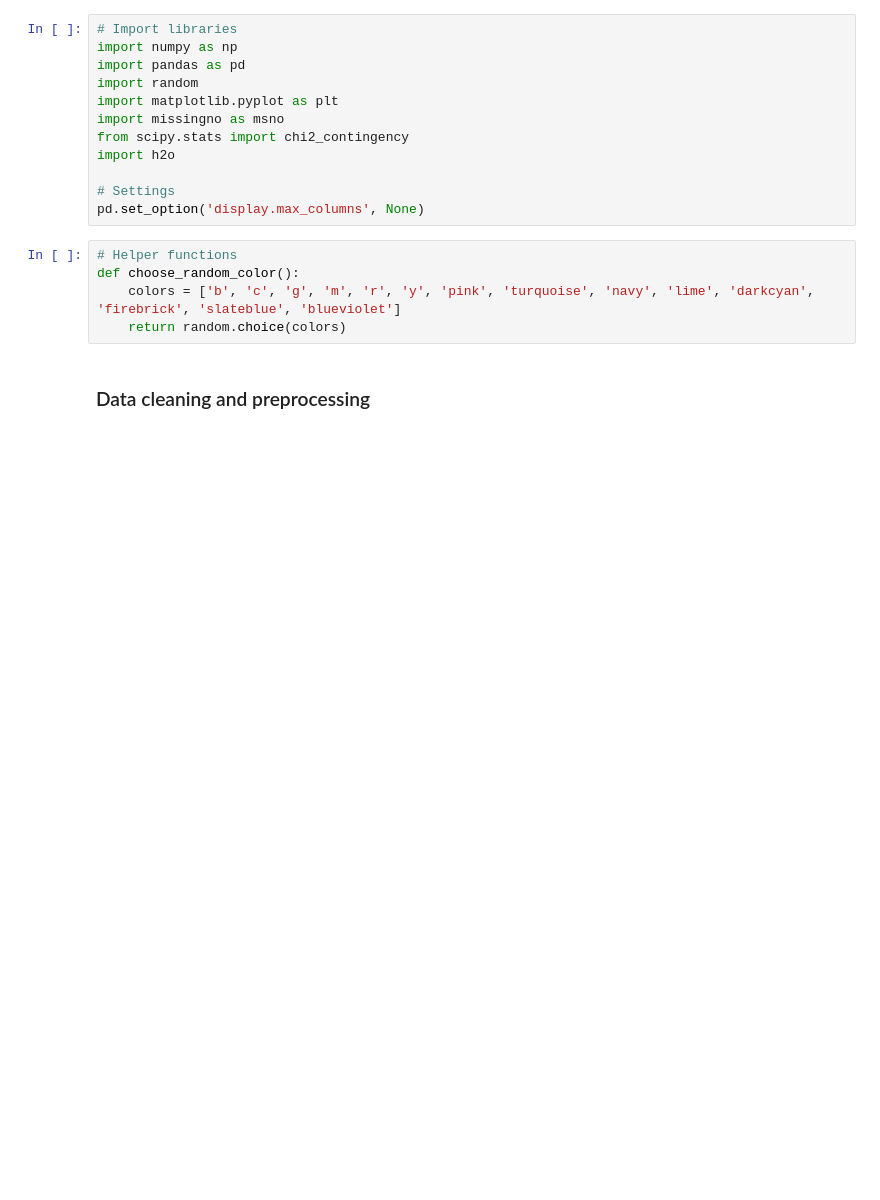
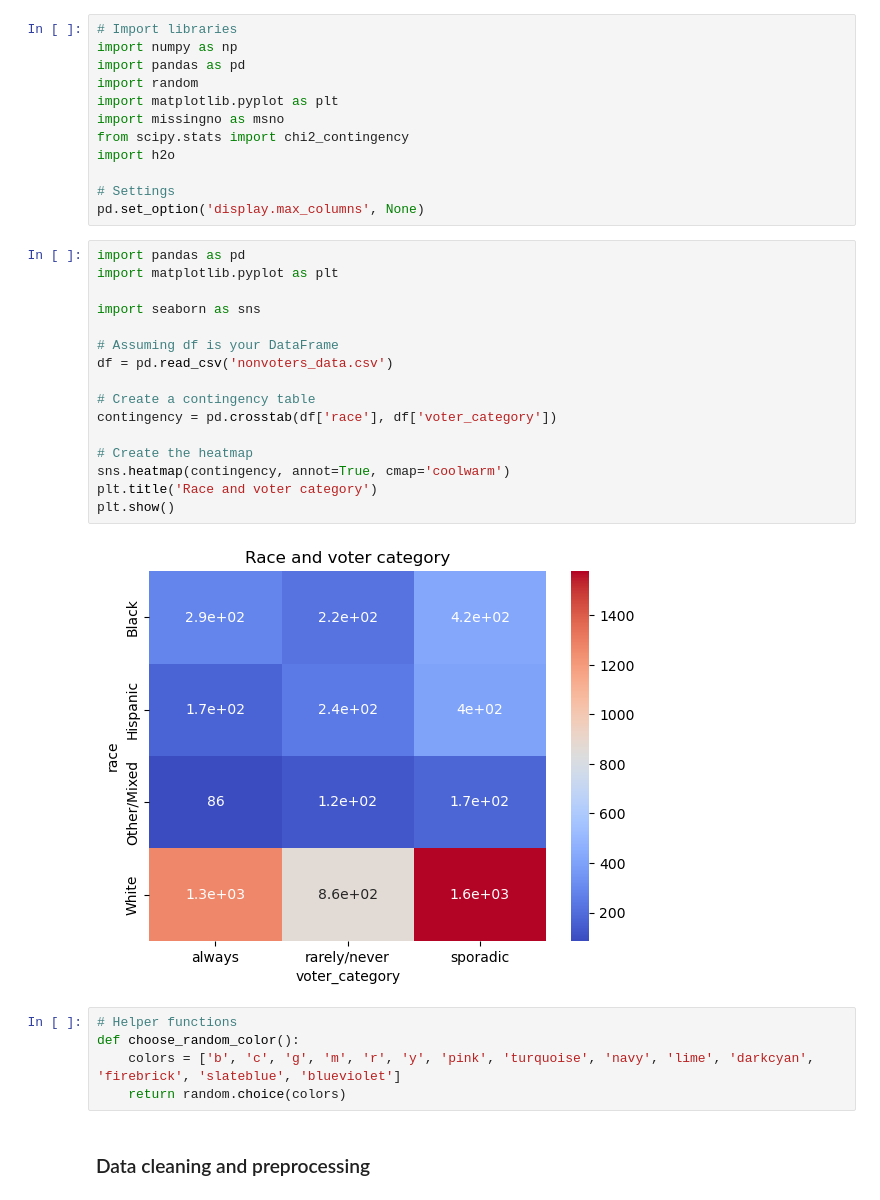
Before and after one commit to julietlawton/Predicting-Voting-Behavior, a Jupyter notebook: predicting_voting_behavior.ipynb, the cells around one changed output. Cells and saved outputs as stored; diff of their text form; blank space fills up the shorter version.

```diff
--- a/predicting_voting_behavior.ipynb
+++ b/predicting_voting_behavior.ipynb
@@ -41,6 +41,24 @@ import h2o
 
 # Settings
 pd.set_option('display.max_columns', None)
+# %%
+import pandas as pd
+import matplotlib.pyplot as plt
+
+import seaborn as sns
+
+# Assuming df is your DataFrame
+df = pd.read_csv('nonvoters_data.csv')
+
+# Create a contingency table
+contingency = pd.crosstab(df['race'], df['voter_category'])
+
+# Create the heatmap
+sns.heatmap(contingency, annot=True, cmap='coolwarm')
+plt.title('Race and voter category')
+plt.show()
+# %% [output]
+[figure, added]
 # %%
 # Helper functions
 def choose_random_color():
```
Also changed, not shown: parts of 7 cells of this notebook.
